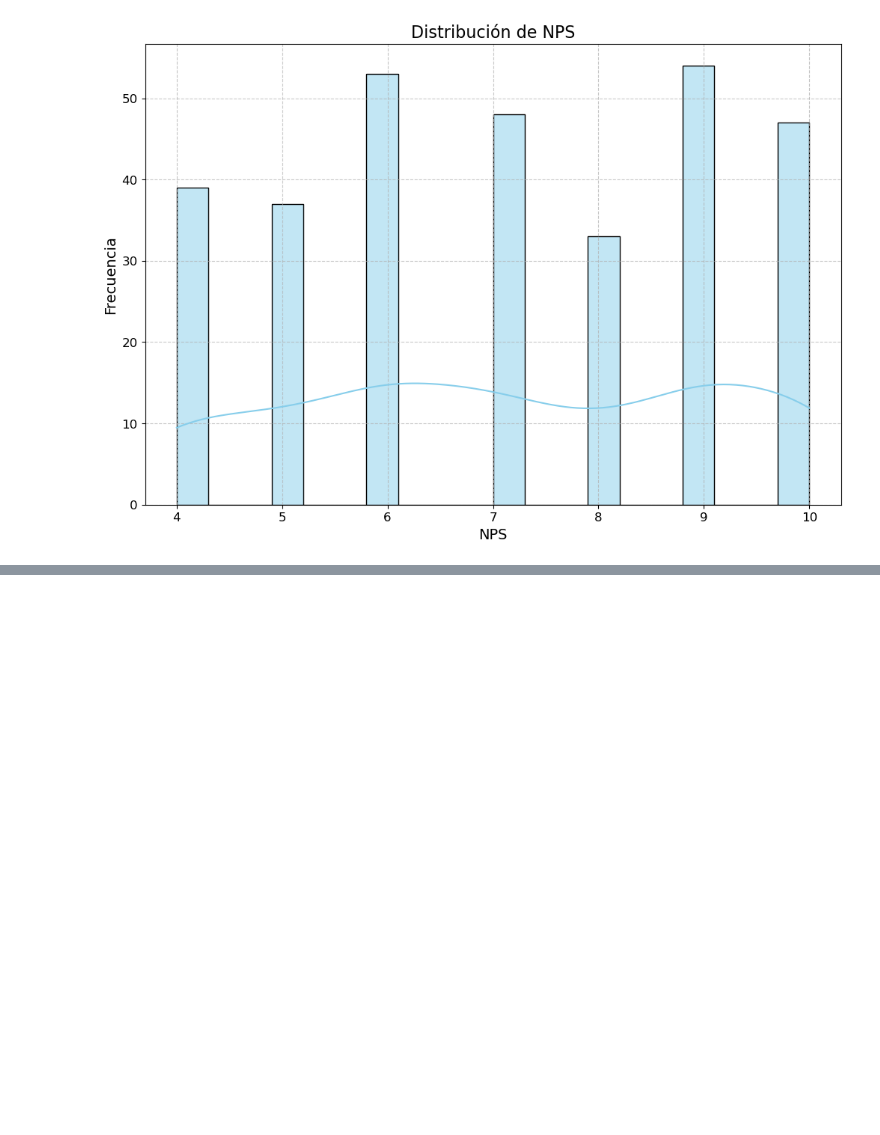
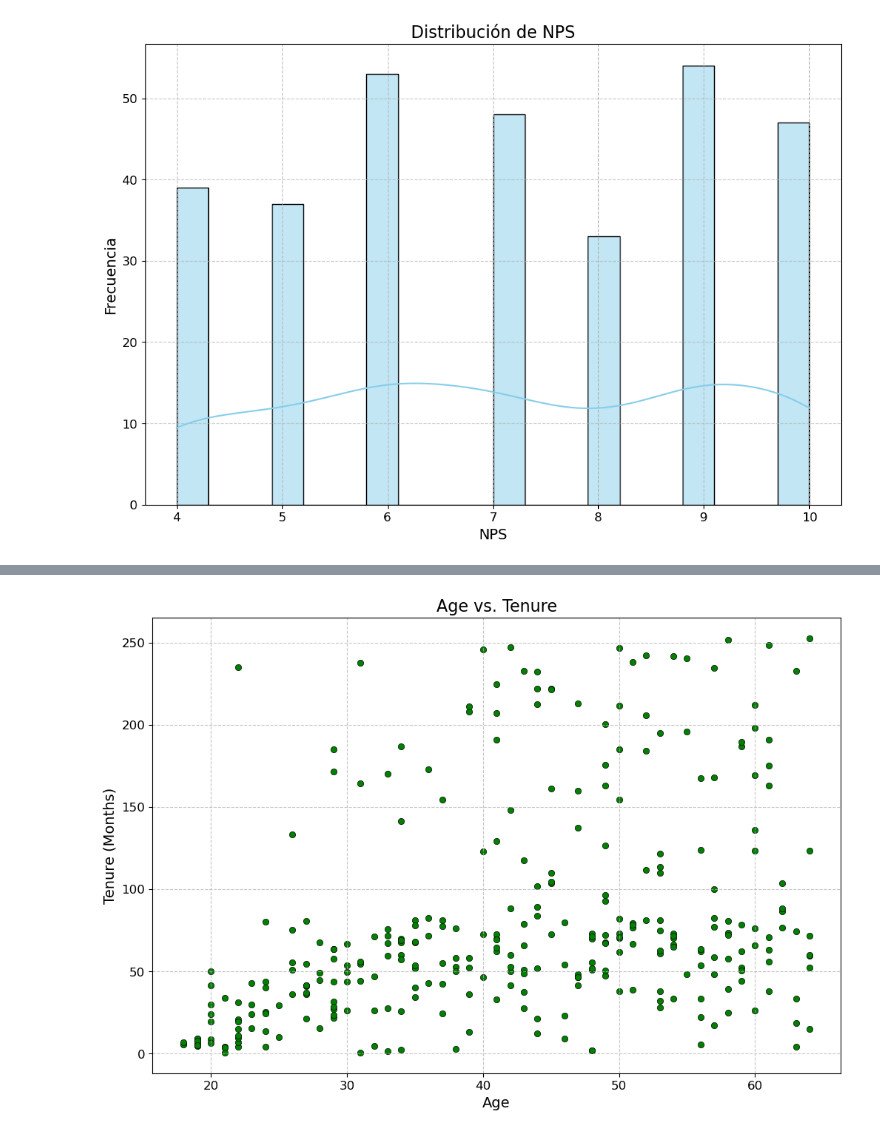
Before and after one commit to Jotis86/People-Analytics-Project, a Jupyter notebook: notebook/data_visualization.ipynb, the cells around one changed output, grey strips where cells are left out. Saved outputs shown, nothing was run; the diff lists cells and outputs as text; code cells hidden in the pictures; blank space fills up the shorter version.

```diff
--- a/notebook/data_visualization.ipynb
+++ b/notebook/data_visualization.ipynb
@@ -259,0 +273,13 @@ plt.show()
+# %%
+# 19. Age vs. Tenure
+plt.figure(figsize=(12, 8))
+sns.scatterplot(x='Edad', y='Antigüedad Meses', data=data, color='green', edgecolor='black')
+plt.title('Age vs. Tenure', fontsize=16)
+plt.xlabel('Age', fontsize=14)
+plt.ylabel('Tenure (Months)', fontsize=14)
+plt.xticks(fontsize=12)
+plt.yticks(fontsize=12)
+plt.grid(True, linestyle='--', alpha=0.7)
+plt.show()
+# %% [output]
+[figure, added]
```
Also changed, not shown: parts of 2 cells of this notebook, 1 other file.
